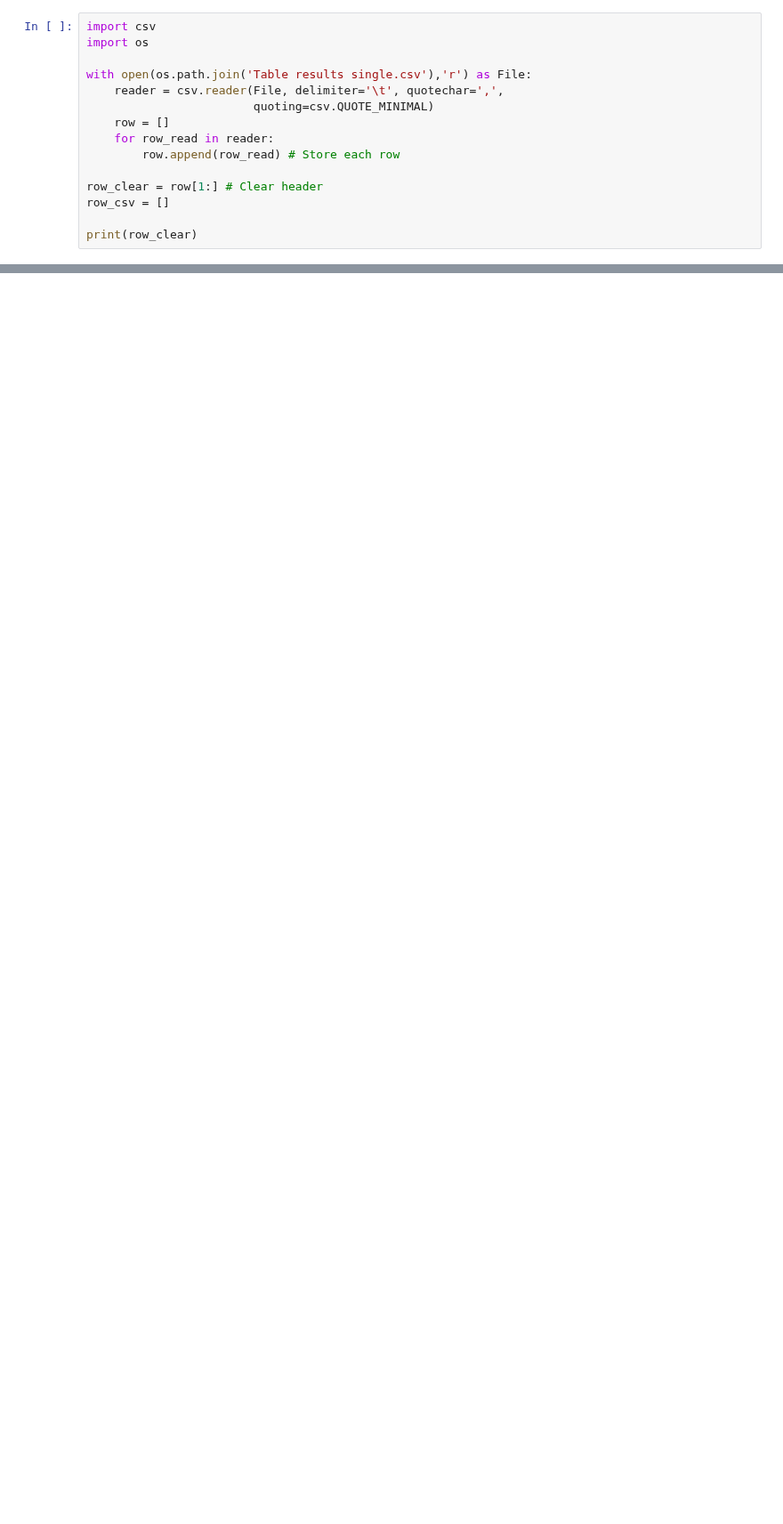
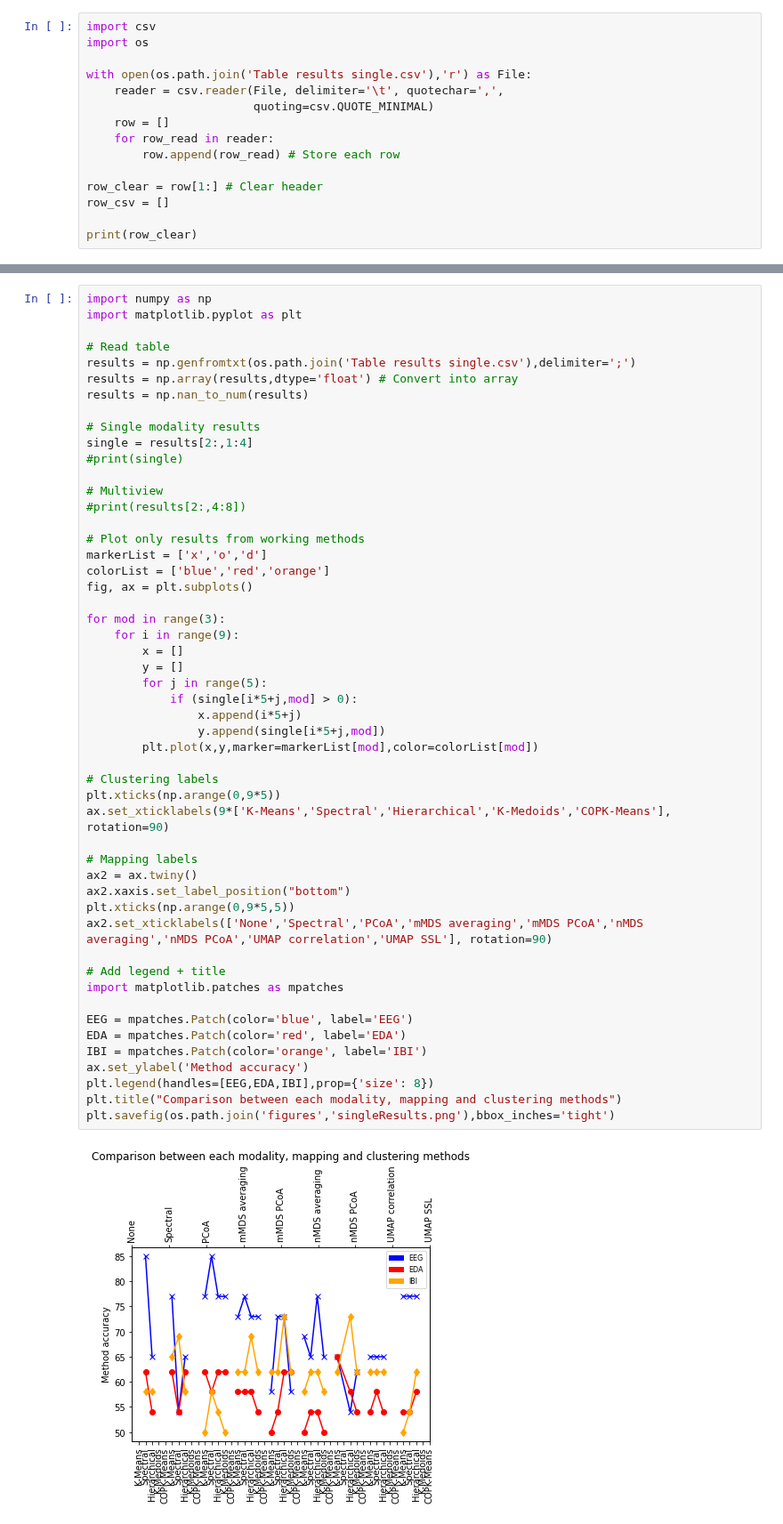
Before and after one commit to alexandremerasli/TFE, a Jupyter notebook: table_results.ipynb, the cells around one changed output, grey strips where cells are left out. Shown at 89% size. Drawn from its saved outputs; the diff is of its cells as text; blank space fills up the shorter version.

```diff
--- a/table_results.ipynb
+++ b/table_results.ipynb
@@ -42,0 +16,53 @@ print(cleanedResults)
+# %%
+import numpy as np
+import matplotlib.pyplot as plt
+
+# Read table
+results = np.genfromtxt(os.path.join('Table results single.csv'),delimiter=';')
+results = np.array(results,dtype='float') # Convert into array
+results = np.nan_to_num(results)
+
+# Single modality results
+single = results[2:,1:4]
+#print(single)
+
+# Multiview
+#print(results[2:,4:8])
+
+# Plot only results from working methods
+markerList = ['x','o','d']
+colorList = ['blue','red','orange']
+fig, ax = plt.subplots()
+
+for mod in range(3):
+    for i in range(9):
+        x = []
+        y = []
+        for j in range(5):
+            if (single[i*5+j,mod] > 0):
+                x.append(i*5+j)
+                y.append(single[i*5+j,mod])
+        plt.plot(x,y,marker=markerList[mod],color=colorList[mod])
+
+# Clustering labels
+plt.xticks(np.arange(0,9*5))
+ax.set_xticklabels(9*['K-Means','Spectral','Hierarchical','K-Medoids','COPK-Means'], rotation=90)
+
+# Mapping labels
+ax2 = ax.twiny()
+ax2.xaxis.set_label_position("bottom")
+plt.xticks(np.arange(0,9*5,5))
+ax2.set_xticklabels(['None','Spectral','PCoA','mMDS averaging','mMDS PCoA','nMDS averaging','nMDS PCoA','UMAP correlation','UMAP SSL'], rotation=90)
+
+# Add legend + title
+import matplotlib.patches as mpatches
+
+EEG = mpatches.Patch(color='blue', label='EEG')
+EDA = mpatches.Patch(color='red', label='EDA')
+IBI = mpatches.Patch(color='orange', label='IBI')
+ax.set_ylabel('Method accuracy')
+plt.legend(handles=[EEG,EDA,IBI],prop={'size': 8})
+plt.title("Comparison between each modality, mapping and clustering methods")
+plt.savefig(os.path.join('figures','singleResults.png'),bbox_inches='tight')
+# %% [output]
+[figure, added]
```
Also changed, not shown: parts of 2 cells of this notebook.
